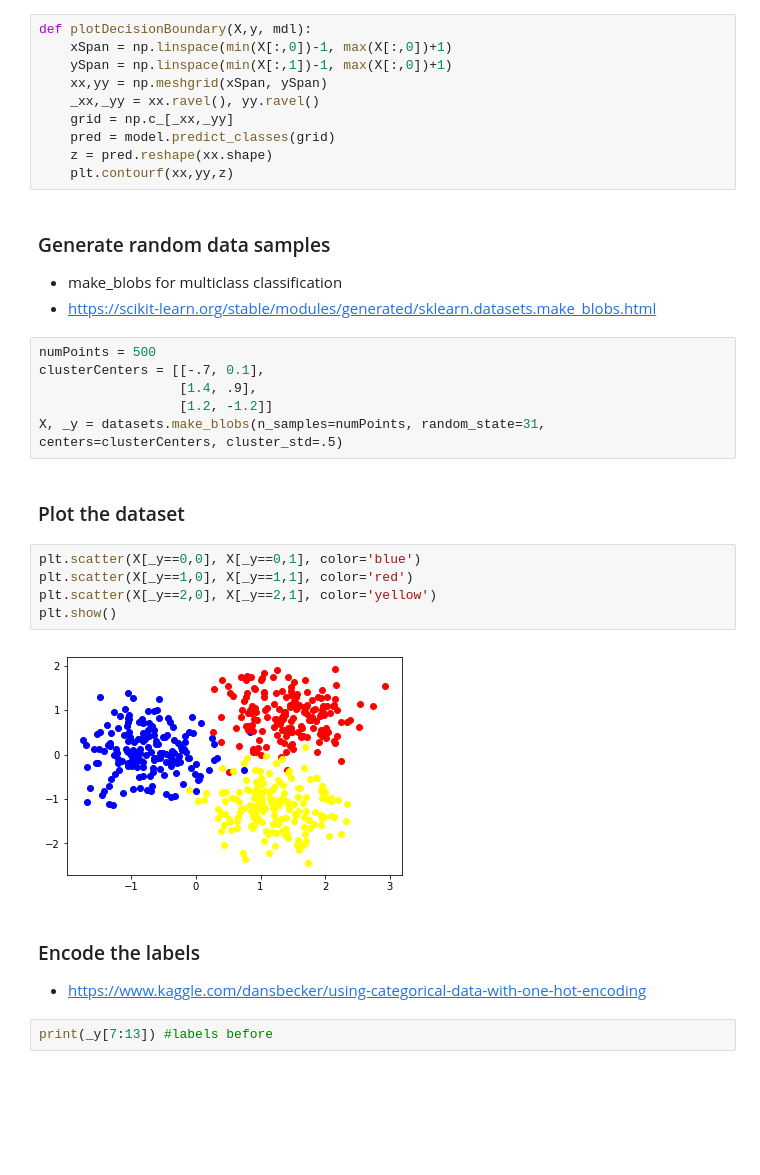
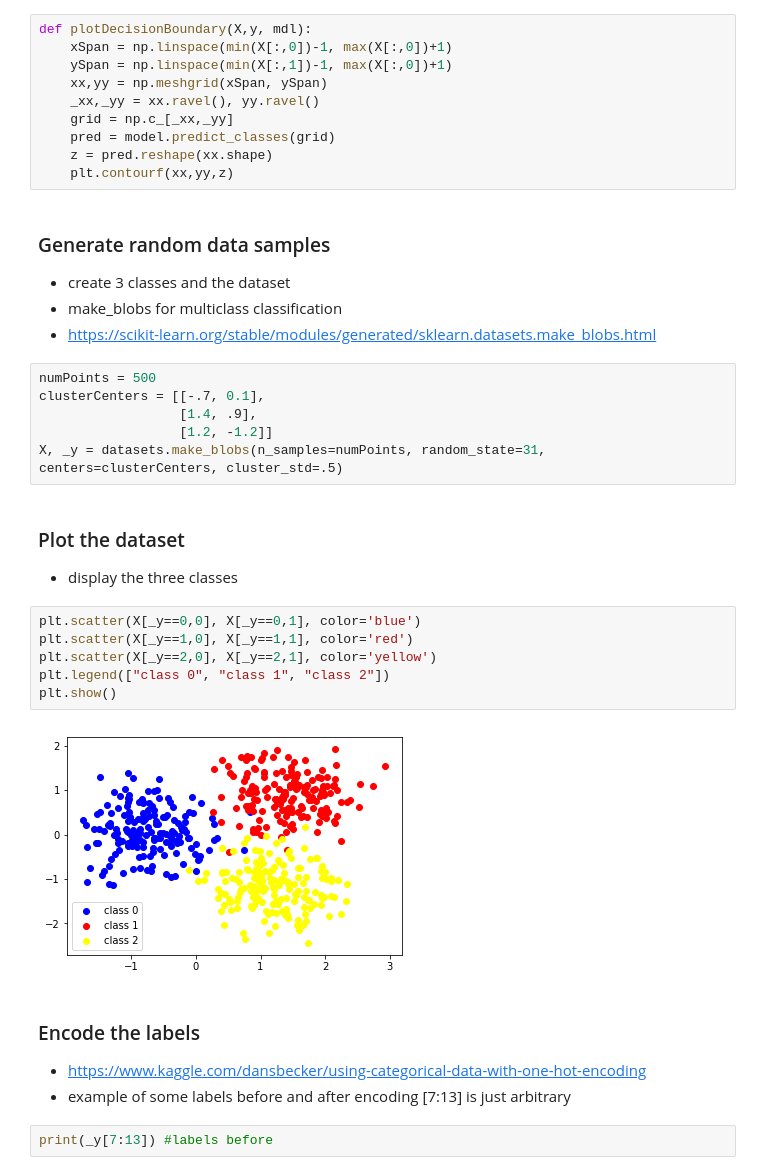
Before and after one commit to darrahts/deeplearning, a Jupyter notebook: kerasMulti.ipynb, the cells around one changed output. Saved outputs shown, nothing was run; the diff lists cells and outputs as text; blank space fills up the shorter version.

```diff
--- a/kerasMulti.ipynb
+++ b/kerasMulti.ipynb
@@ -29,6 +39,7 @@ def plotDecisionBoundary(X,y, mdl):
     plt.contourf(xx,yy,z)
 # %% [markdown]
 ### Generate random data samples
+- create 3 classes and the dataset
 - make_blobs for multiclass classification
 - https://scikit-learn.org/stable/modules/generated/sklearn.datasets.make_blobs.html
 # %%
@@ -39,16 +50,19 @@ clusterCenters = [[-.7, 0.1],
 X, _y = datasets.make_blobs(n_samples=numPoints, random_state=31, centers=clusterCenters, cluster_std=.5)
 # %% [markdown]
 ### Plot the dataset
+- display the three classes
 # %%
 plt.scatter(X[_y==0,0], X[_y==0,1], color='blue')
 plt.scatter(X[_y==1,0], X[_y==1,1], color='red')
 plt.scatter(X[_y==2,0], X[_y==2,1], color='yellow')
+plt.legend(["class 0", "class 1", "class 2"])
 plt.show()
 # %% [output]
-[figure, old version]
+[figure, new version]
 # %% [markdown]
 ### Encode the labels
 - https://www.kaggle.com/dansbecker/using-categorical-data-with-one-hot-encoding
+- example of some labels before and after encoding [7:13] is just arbitrary
 # %%
 print(_y[7:13]) #labels before
 # %% [output]
```
Also changed, not shown: parts of 13 cells of this notebook.
